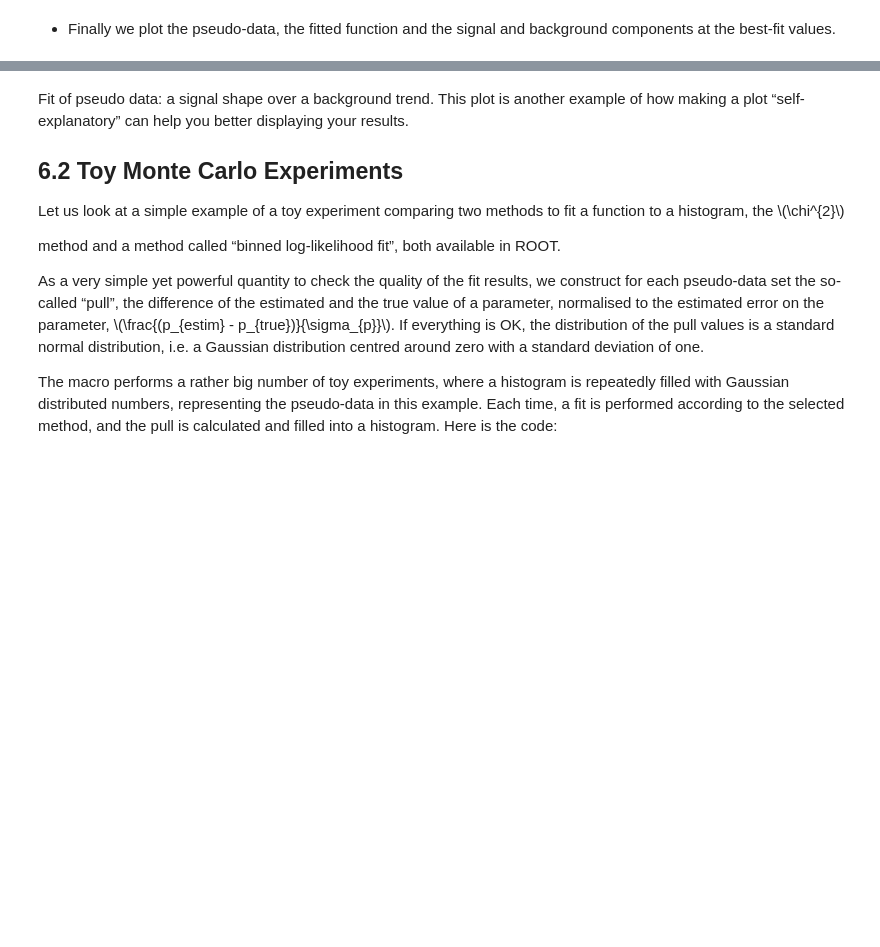
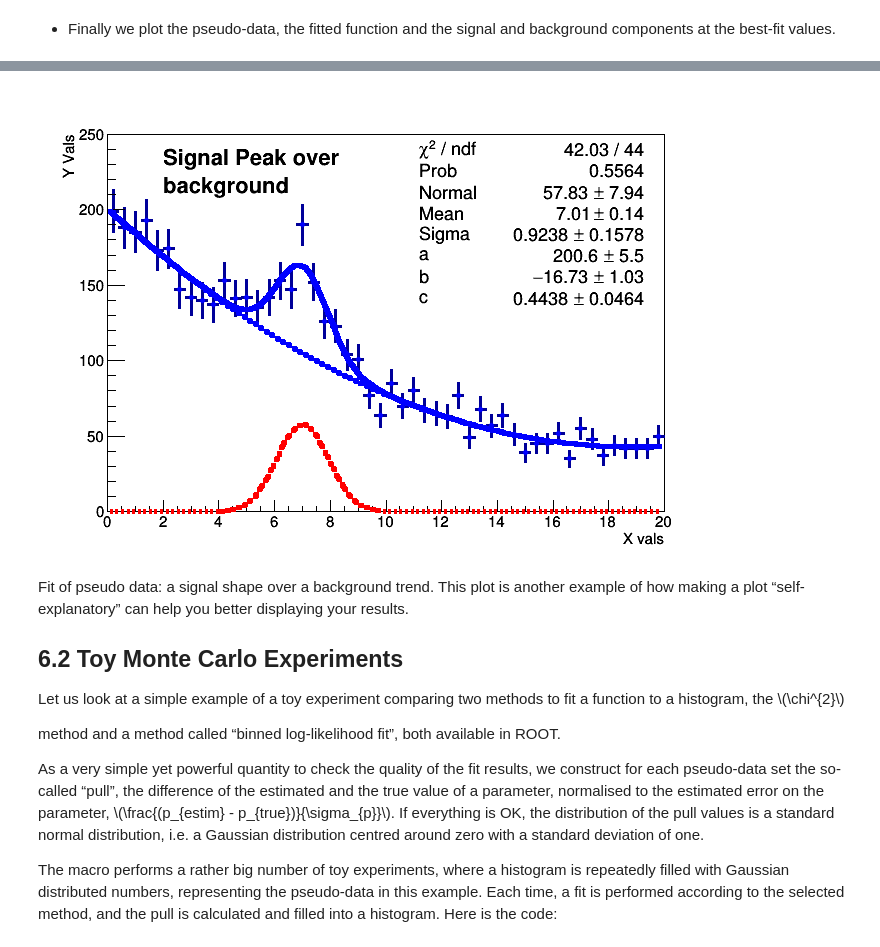
Before and after one commit to bytemonster/ROOT-Primer, a Jupyter notebook: notebooks/6-Functions-and-Parameter-Estimation.ipynb, the cells around one changed output, grey strips where cells are left out. Cells and saved outputs as stored; diff of their text form; code cells hidden in the pictures; blank space fills up the shorter version.

```diff
--- a/notebooks/6-Functions-and-Parameter-Estimation.ipynb
+++ b/notebooks/6-Functions-and-Parameter-Estimation.ipynb
@@ -118,5 +117,5 @@ parabola.DrawClone("Same"); gaussian.DrawClone("Same");
 TLatex latex(2,220,"#splitline{Signal Peak over}{background}");
 latex.DrawClone("Same");
 canvas_6_1->Draw();
-return 0;
+// return 0;
 # %% [output]
@@ -124,3 +122,4 @@ return 0;
+[figure, added]
 # %% [markdown]
 Fit of pseudo data: a signal shape over a background trend. This plot is another example of how making a plot “self-explanatory” can help you better displaying your results.
 
```
Also changed, not shown: parts of 4 cells of this notebook, 9 other files.
